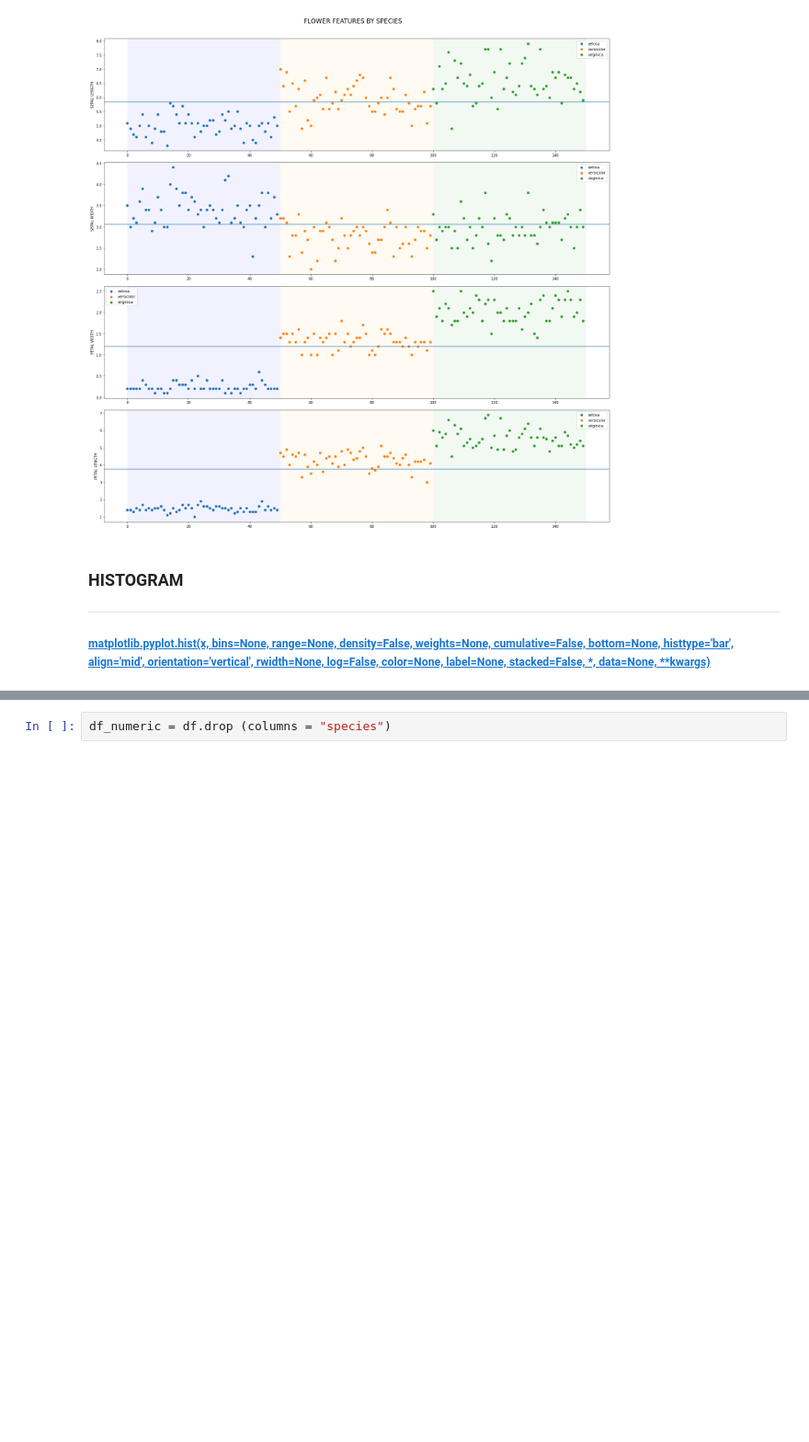
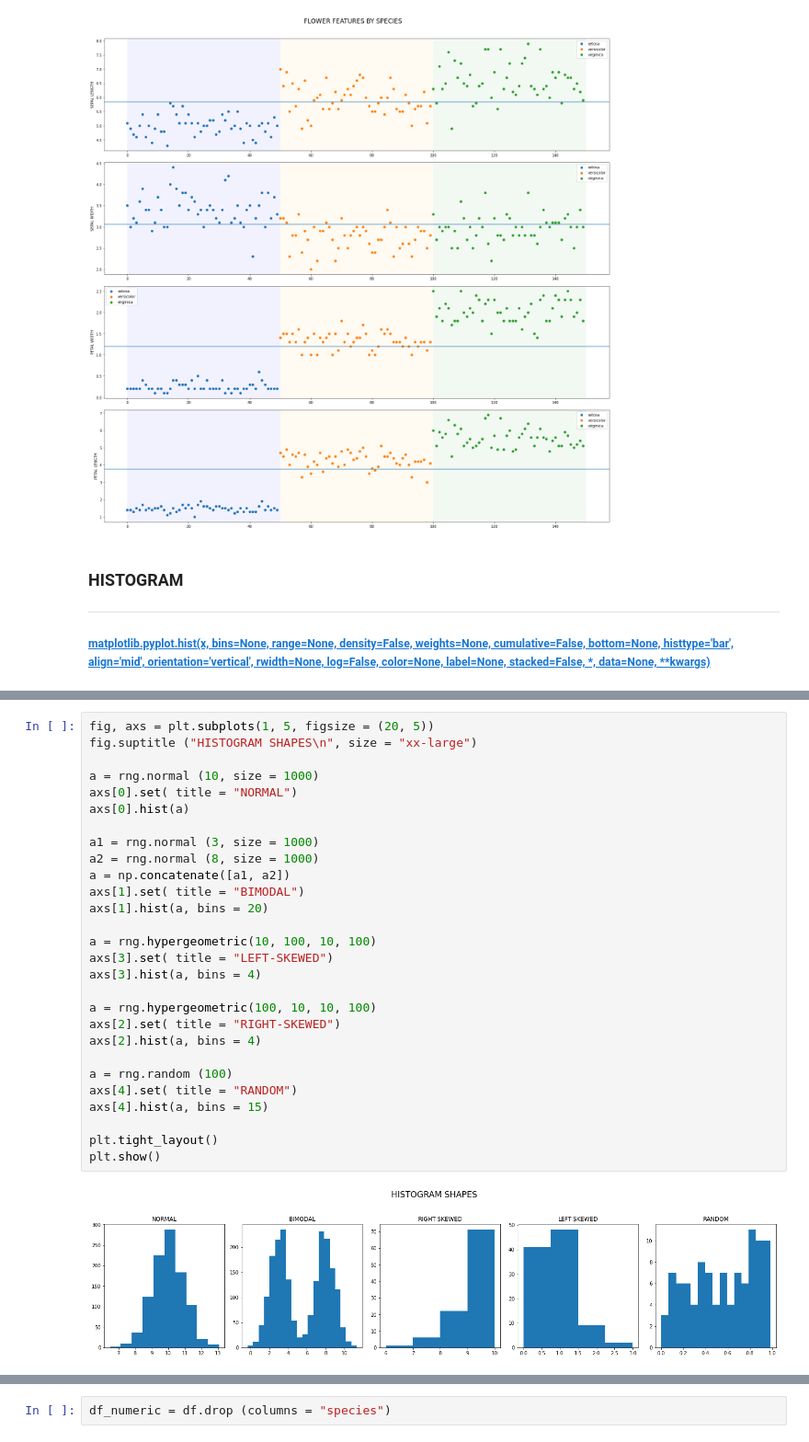
Before and after one commit to AnteDujic/Fundamentals-of-Data-Analysis, a Jupyter notebook: pyplot.ipynb, the cells around one changed output, grey strips where cells are left out. Shown at 92% size. Saved outputs shown, nothing was run; the diff lists cells and outputs as text; blank space fills up the shorter version.

```diff
--- a/pyplot.ipynb
+++ b/pyplot.ipynb
@@ -333,0 +370,30 @@ A histogram is an approximate representation of the distribution of numerical da
+# %%
+fig, axs = plt.subplots(1, 5, figsize = (20, 5))
+fig.suptitle ("HISTOGRAM SHAPES\n", size = "xx-large")
+
+a = rng.normal (10, size = 1000)
+axs[0].set( title = "NORMAL")
+axs[0].hist(a)
+
+a1 = rng.normal (3, size = 1000)
+a2 = rng.normal (8, size = 1000)
+a = np.concatenate([a1, a2])
+axs[1].set( title = "BIMODAL")
+axs[1].hist(a, bins = 20)
+
+a = rng.hypergeometric(10, 100, 10, 100)
+axs[3].set( title = "LEFT-SKEWED")
+axs[3].hist(a, bins = 4)
+
+a = rng.hypergeometric(100, 10, 10, 100)
+axs[2].set( title = "RIGHT-SKEWED")
+axs[2].hist(a, bins = 4)
+
+a = rng.random (100)
+axs[4].set( title = "RANDOM")
+axs[4].hist(a, bins = 15)
+
+plt.tight_layout()
+plt.show()
+# %% [output]
+[figure, added]
```
Also changed, not shown: parts of 14 cells of this notebook.
